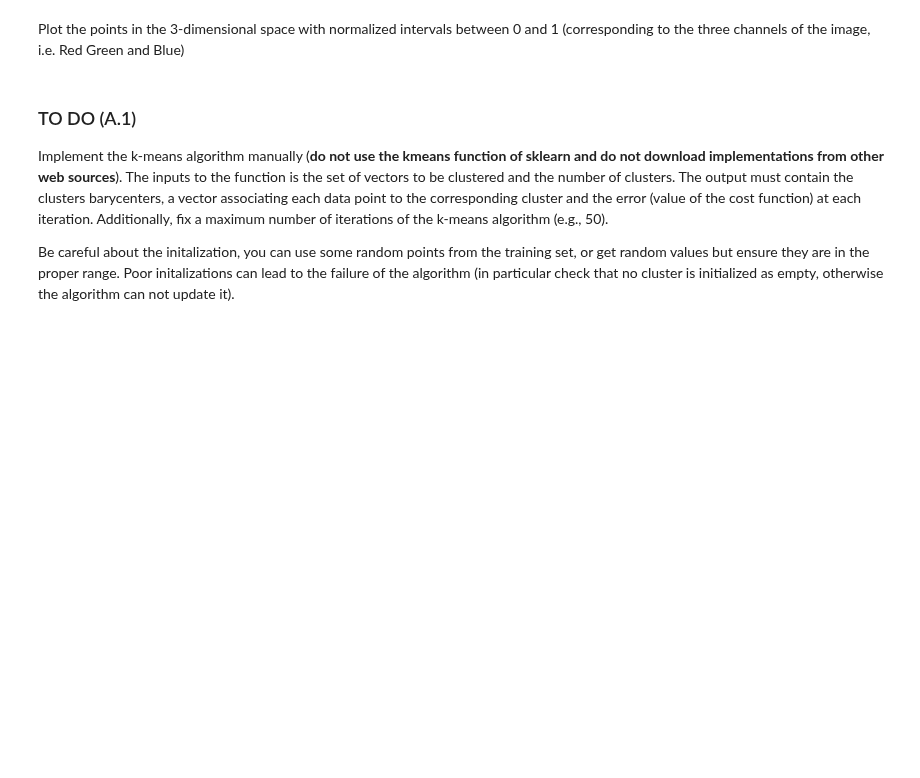
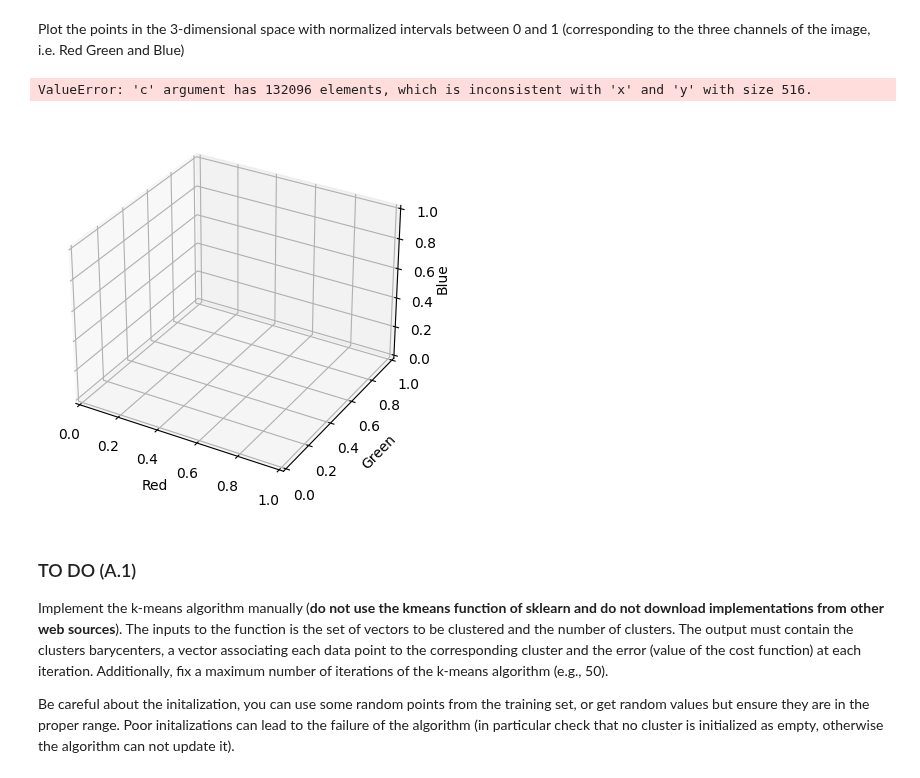
Before and after one commit to r15i/lab-machine-learning, a Jupyter notebook: lab3(consegna)/risi_emilio_lab3.ipynb, the cells around one changed output. Saved outputs shown, nothing was run; the diff lists cells and outputs as text; code cells hidden in the pictures; blank space fills up the shorter version.

```diff
--- a/lab3(consegna)/risi_emilio_lab3.ipynb
+++ b/lab3(consegna)/risi_emilio_lab3.ipynb
@@ -208,7 +224,10 @@ We are going to start by using the Santa Claus image.
 Plot the points in the 3-dimensional space with normalized intervals between 0 and 1 (corresponding to the three channels of the image, i.e. Red Green and Blue)
 # %%
 # Sugestion: use the function scatter_plot()
-# ADD YOUR CODE HERE
+scatter_plot(s_img) # ADD YOUR CODE HERE
+# %% [output]
+ValueError: 'c' argument has 132096 elements, which is inconsistent with 'x' and 'y' with size 516.
+[figure, added]
 # %% [markdown]
 ### TO DO (A.1)
 Implement the k-means algorithm manually (**do not use the kmeans function of sklearn and do not download implementations from other web sources**). The inputs to the function is the set of vectors to be clustered and the number of clusters. The output must contain the clusters barycenters, a vector associating each data point to the corresponding cluster and the error (value of the cost function) at each iteration.
```
Also changed, not shown: parts of 6 cells of this notebook, 1 other file.
